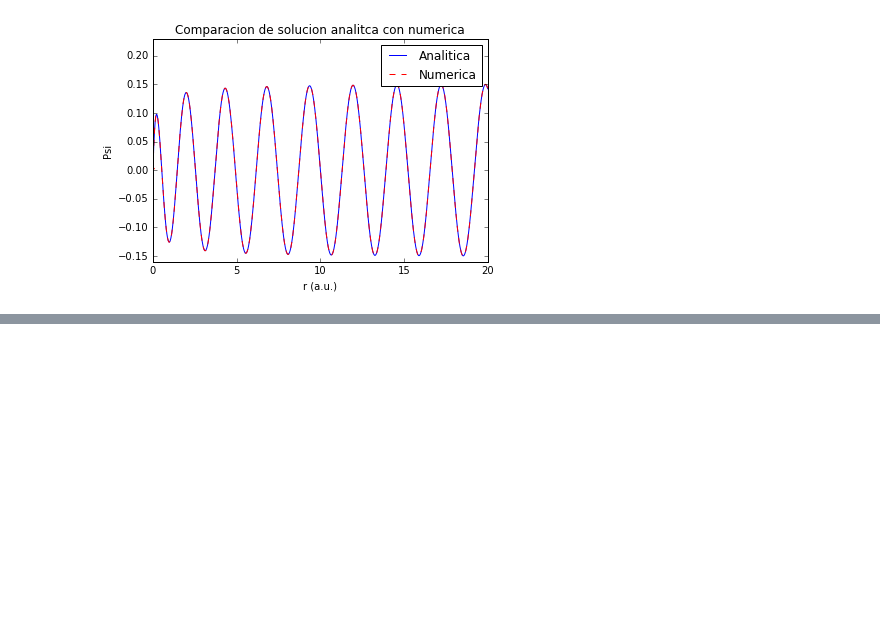
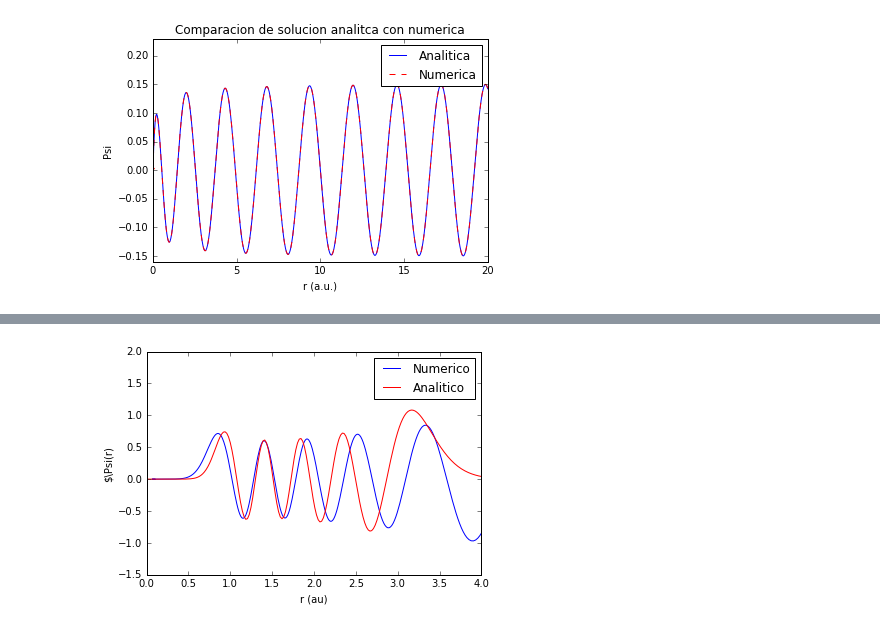
Before and after one commit to nicochunger/E3, a Jupyter notebook: Trabajo_Final_Estructura3_Nicolas_Unger.ipynb, the cells around one changed output, grey strips where cells are left out. Cells and saved outputs as stored; diff of their text form; code cells hidden in the pictures; blank space fills up the shorter version.

```diff
--- a/Trabajo_Final_Estructura3_Nicolas_Unger.ipynb
+++ b/Trabajo_Final_Estructura3_Nicolas_Unger.ipynb
@@ -160,0 +263,16 @@ A menos de una constante multiplicativa coinciden muy bien. Se debe a la normali
+# %%
+psi_mat_n0 = np.loadtxt('psi_morse_n0.csv', delimiter=',')
+r_mat_n0 = np.loadtxt('r_morse_n0.csv', delimiter=',')
+# %%
+norm = 1./4900 # Valor de normalizacion para que las dos soluciones sean del mismo orden de magnitud
+
+plt.plot(r_mat_n0, norm*psi_mat_n0, label="Numerico")
+plt.plot(grid, psi_m_anly, 'r', label="Analitico")
+plt.xlim([0,4])
+plt.ylim([-1.5,2])
+plt.xlabel("r (au)")
+plt.ylabel("$\Psi(r)")
+plt.legend()
+plt.show()
+# %% [output]
+[figure, added]
```
Also changed, not shown: parts of 26 cells of this notebook, 27 other files.
